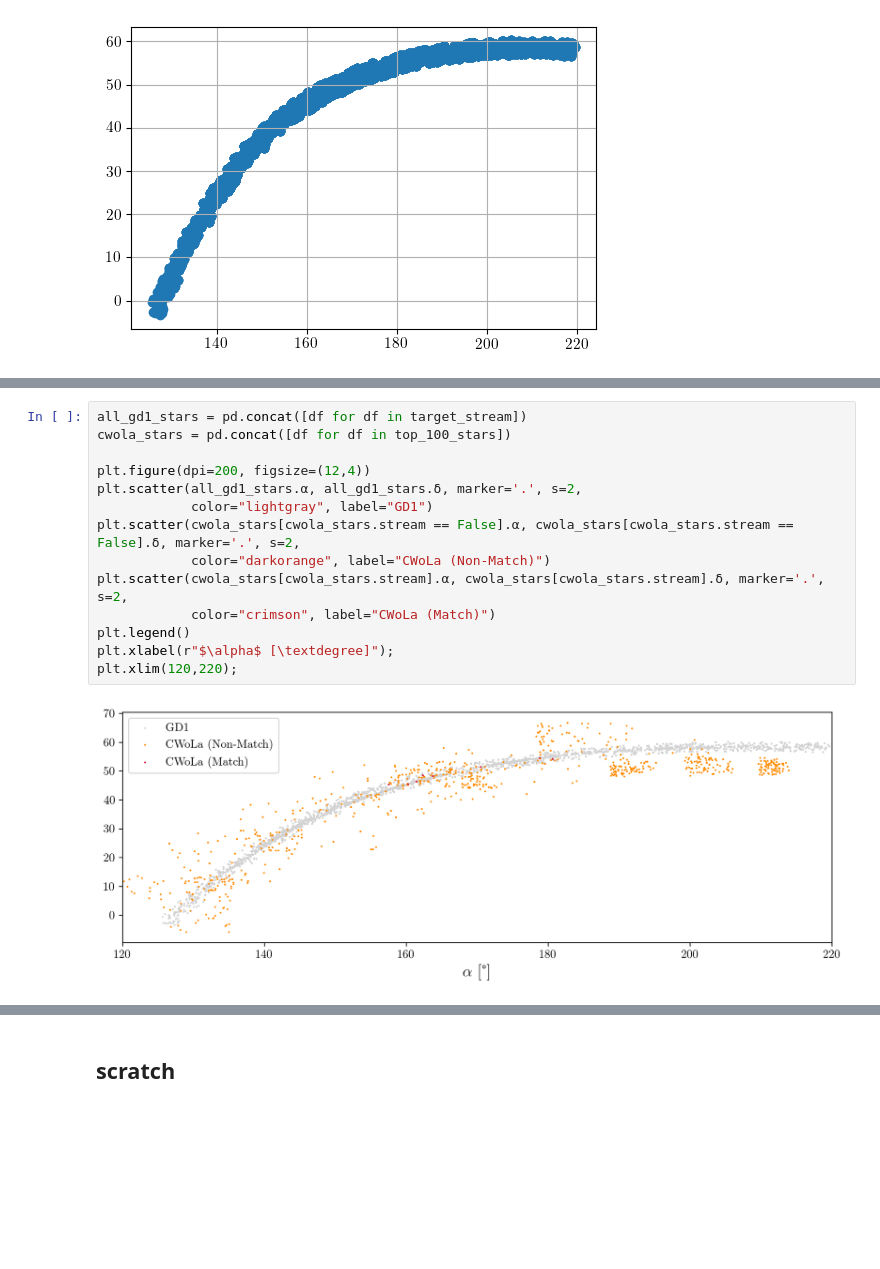
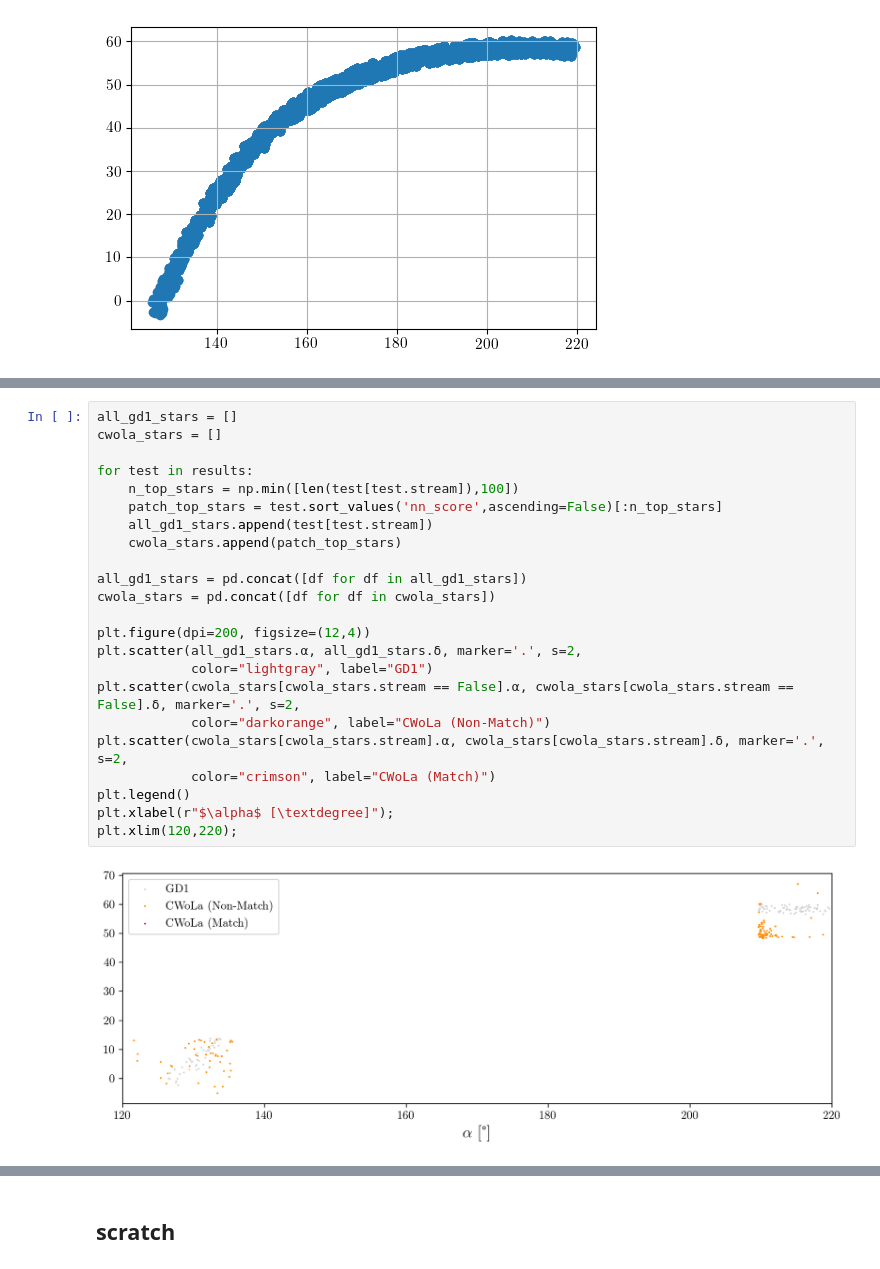
Before and after one commit to hep-lbdl/GaiaCWoLa, a Jupyter notebook: notebooks/all_gd1.ipynb, the cells around one changed output, grey strips where cells are left out. Cells and saved outputs as stored; diff of their text form; blank space fills up the shorter version.

```diff
--- a/notebooks/all_gd1.ipynb
+++ b/notebooks/all_gd1.ipynb
@@ -308,16 +332,25 @@ Top 100 stars: Purity = 0.0%
 # %%
-all_gd1_stars = pd.concat([df for df in target_stream])
-cwola_stars = pd.concat([df for df in top_100_stars])
+all_gd1_stars = []
+cwola_stars = []
+
+for test in results:
+    n_top_stars = np.min([len(test[test.stream]),100])
+    patch_top_stars = test.sort_values('nn_score',ascending=False)[:n_top_stars]
+    all_gd1_stars.append(test[test.stream])
+    cwola_stars.append(patch_top_stars)
+
+all_gd1_stars = pd.concat([df for df in all_gd1_stars])
+cwola_stars = pd.concat([df for df in cwola_stars])
 
 plt.figure(dpi=200, figsize=(12,4))
 plt.scatter(all_gd1_stars.α, all_gd1_stars.δ, marker='.', s=2,
             color="lightgray", label="GD1")
 plt.scatter(cwola_stars[cwola_stars.stream == False].α, cwola_stars[cwola_stars.stream == False].δ, marker='.', s=2,
             color="darkorange", label="CWoLa (Non-Match)")
 plt.scatter(cwola_stars[cwola_stars.stream].α, cwola_stars[cwola_stars.stream].δ, marker='.', s=2,
             color="crimson", label="CWoLa (Match)")
 plt.legend()
 plt.xlabel(r"$\alpha$ [\textdegree]");
 plt.xlim(120,220);
 # %% [output]
-[figure, old version]
+[figure, new version]
```
Also changed, not shown: parts of 8 cells of this notebook, 4 other files.
